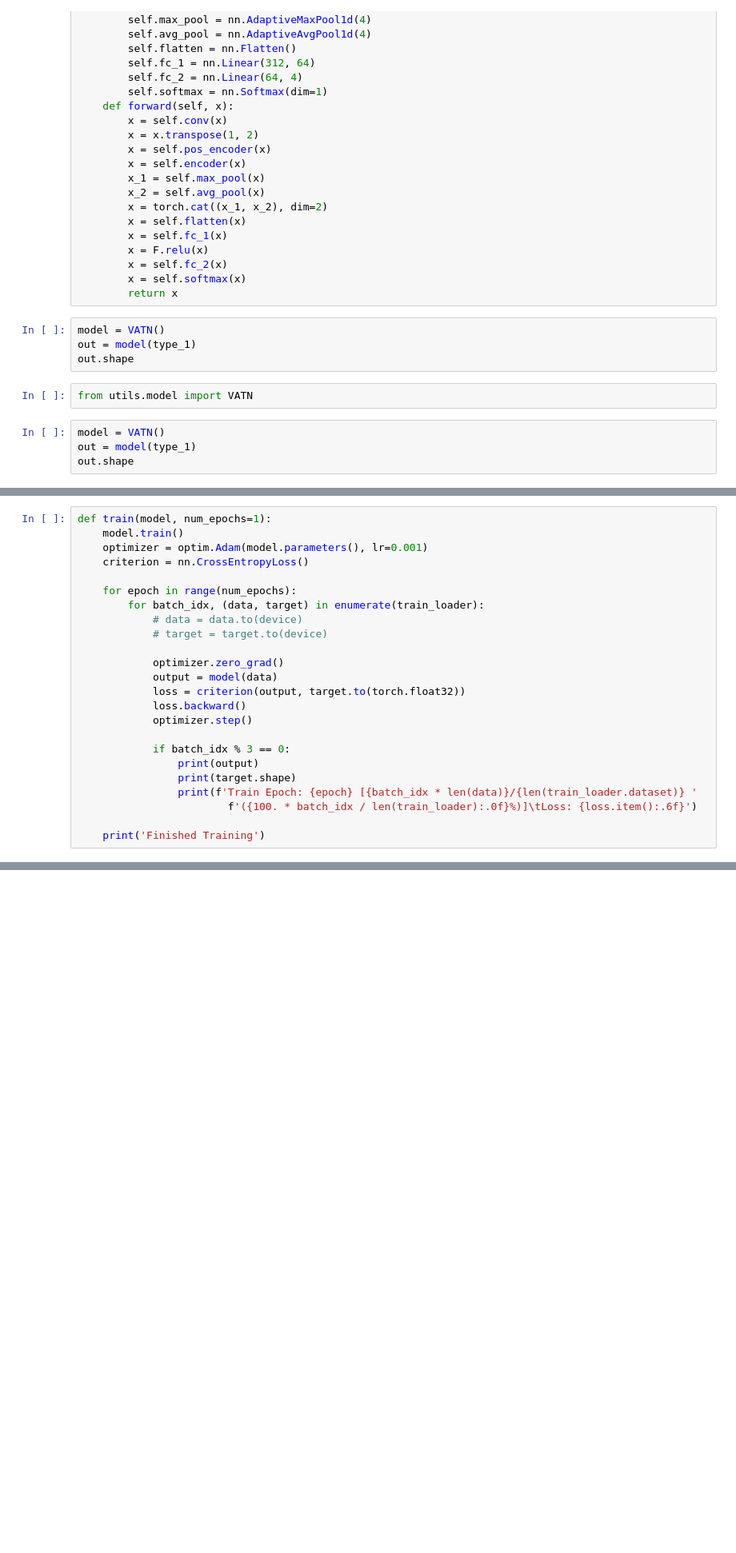
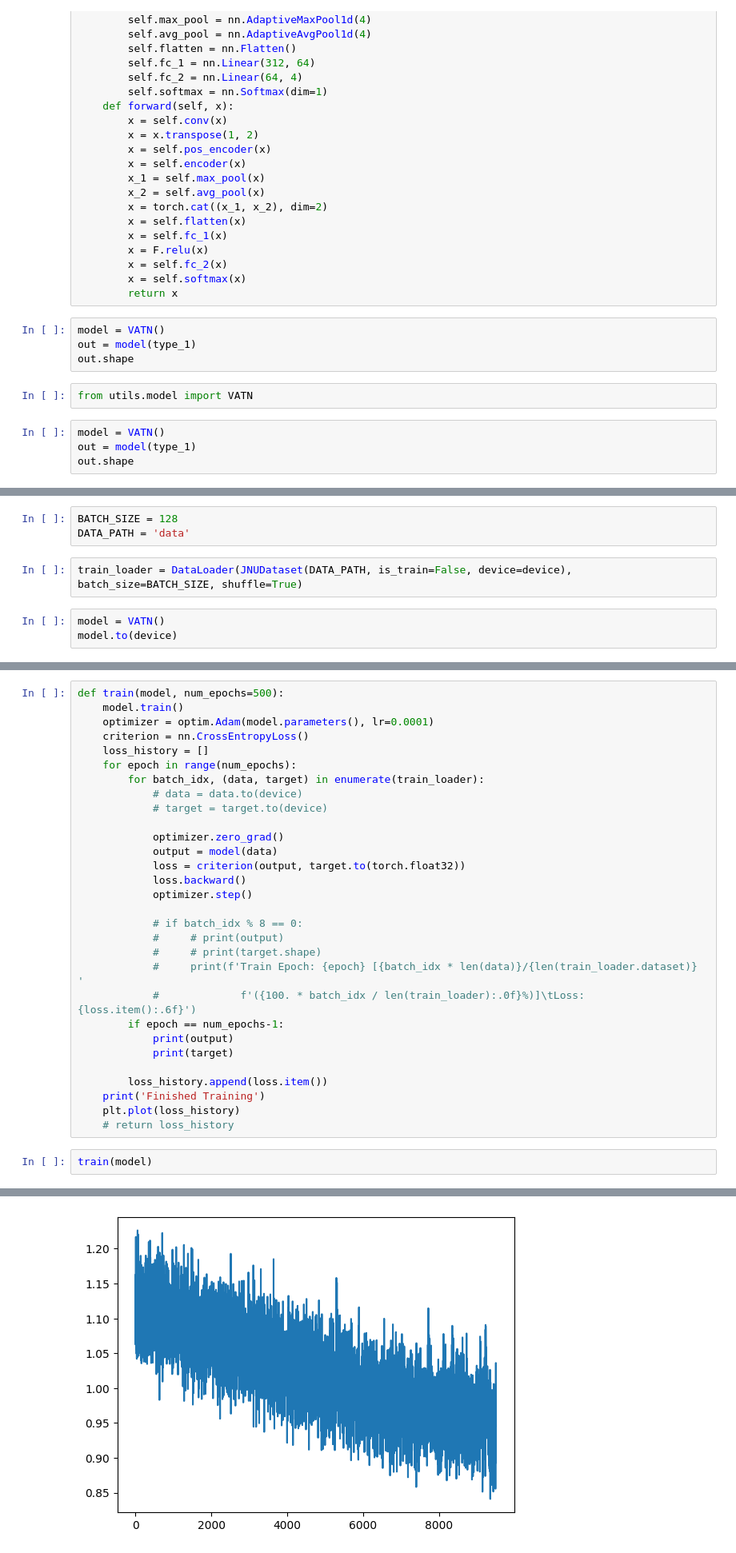
Before and after one commit to XuekaiShi/phm-vatn, a Jupyter notebook: model_test.ipynb, the cells around one changed output, grey strips where cells are left out. Shown: that part at 80% size. Drawn from its saved outputs; the diff is of its cells as text; blank space fills up the shorter version.

Commit message:
feat: train

```diff
--- a/model_test.ipynb
+++ b/model_test.ipynb
@@ -74,0 +79,8 @@ out.shape
+# %%
+BATCH_SIZE = 128
+DATA_PATH = 'data'
+# %%
+train_loader = DataLoader(JNUDataset(DATA_PATH, is_train=False, device=device), batch_size=BATCH_SIZE, shuffle=True)
+# %%
+model = VATN()
+model.to(device)
@@ -75,9 +90,9 @@ out.shape
 # %%
-def train(model, num_epochs=1):
+def train(model, num_epochs=500):
     model.train()
-    optimizer = optim.Adam(model.parameters(), lr=0.001)
+    optimizer = optim.Adam(model.parameters(), lr=0.0001)
     criterion = nn.CrossEntropyLoss()
-
+    loss_history = []
     for epoch in range(num_epochs):
         for batch_idx, (data, target) in enumerate(train_loader):
             # data = data.to(device)
@@ -89,10 +104,19 @@ def train(model, num_epochs=1):
             loss.backward()
             optimizer.step()
 
-            if batch_idx % 3 == 0:
-                print(output)
-                print(target.shape)
-                print(f'Train Epoch: {epoch} [{batch_idx * len(data)}/{len(train_loader.dataset)} '
-                        f'({100. * batch_idx / len(train_loader):.0f}%)]\tLoss: {loss.item():.6f}')
+            # if batch_idx % 8 == 0:
+            #     # print(output)
+            #     # print(target.shape)
+            #     print(f'Train Epoch: {epoch} [{batch_idx * len(data)}/{len(train_loader.dataset)} '
+            #             f'({100. * batch_idx / len(train_loader):.0f}%)]\tLoss: {loss.item():.6f}')
+        if epoch == num_epochs-1:
+            print(output)
+            print(target)
 
+        loss_history.append(loss.item())
     print('Finished Training')
+    plt.plot(loss_history)
+    # return loss_history
+# %%
+train(model)
+# %% [output]
@@ -98,0 +140 @@ def train(model, num_epochs=1):
+[figure, added]
```
Also changed, not shown: parts of 5 cells of this notebook, 2 other files.
